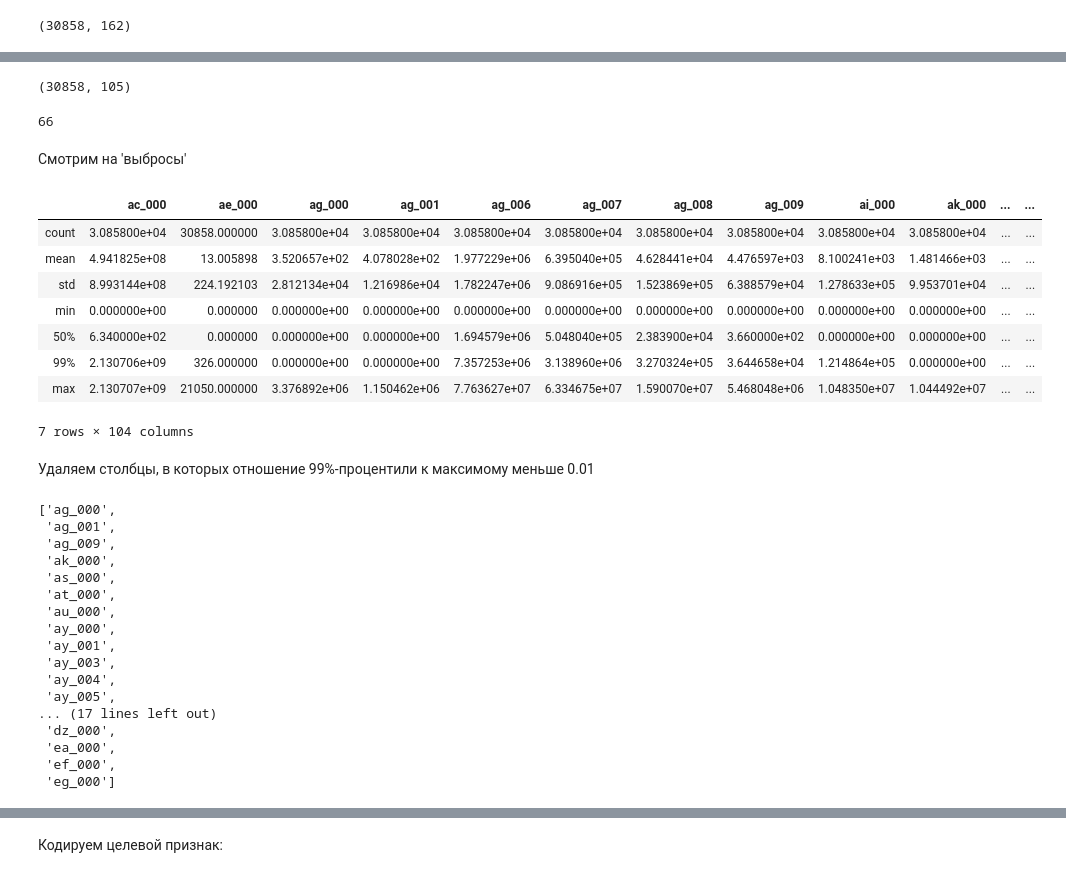
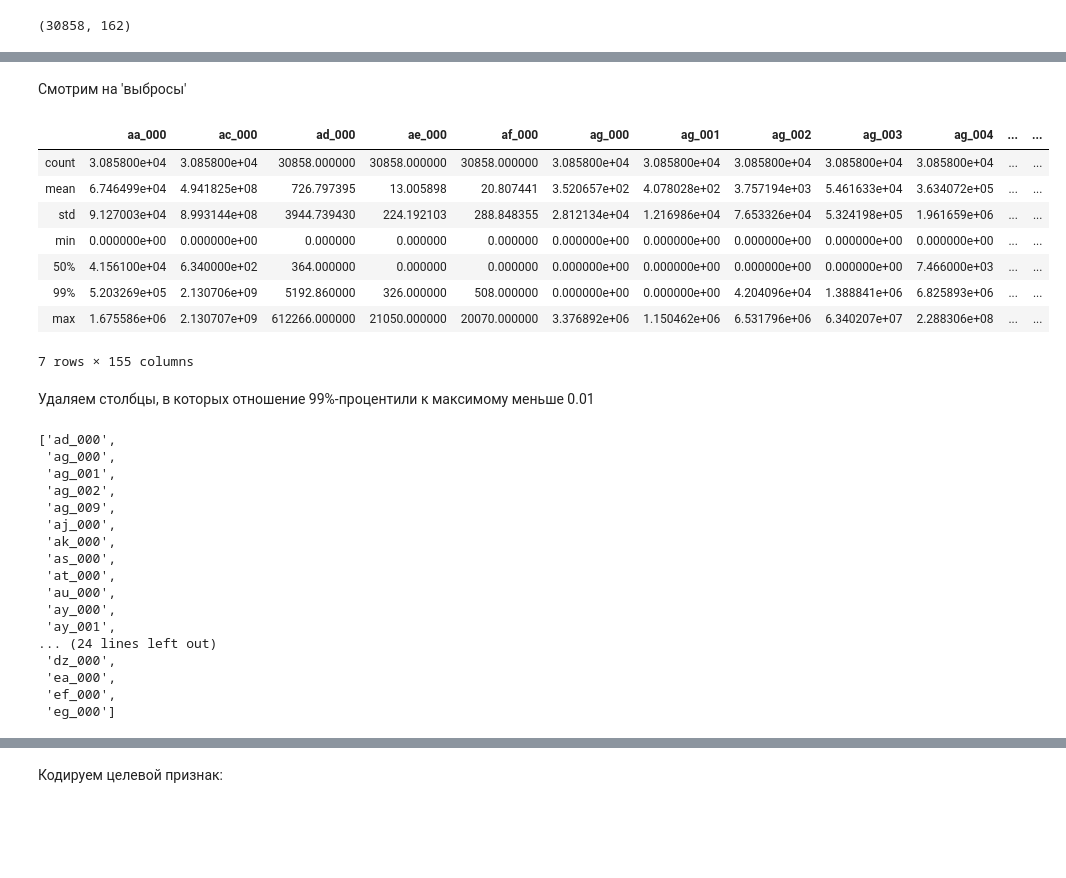
Before and after one commit to AlexRozhd/mlWork, a Jupyter notebook: hw4.ipynb, the cells around one changed output, grey strips where cells are left out. Drawn from its saved outputs; the diff is of its cells as text; code cells hidden in the pictures; blank space fills up the shorter version.

```diff
--- a/hw4.ipynb
+++ b/hw4.ipynb
@@ -7,9 +9,9 @@ import matplotlib.pyplot as plt
 # %% [markdown]
 Датасет уже разбит на две выборки, поэтому для нашего анализа соберем их в одну таблицу:
 # %%
-dfTrain = pd.read_csv('aps_failure_training_set.csv', na_values='na', decimal=',')
+dfTrain = pd.read_csv('aps_failure_training_set.csv', skiprows = 20 ,na_values = 'na', decimal = ',')
 # %%
-dfTest = pd.read_csv('aps_failure_test_set.csv', na_values='na', decimal=',')
+dfTest = pd.read_csv('aps_failure_test_set.csv', skiprows = 20 ,na_values = 'na', decimal = ',')
 # %%
 dfTrain.shape, dfTest.shape
 # %% [output]
@@ -113,4 +79,0 @@ df1 = df0.drop(labels = corrFeatures, axis = 1)
-# %%
-df1.shape
-# %% [output]
-(30858, 105)
@@ -119,22 +80,18 @@ dropColList = dropList0 + corrFeatures
-# %%
-len(dropColList)
-# %% [output]
-66
 # %% [markdown]
 Смотрим на 'выбросы'
 # %%
-ds = df1.describe(percentiles = [0.99])
+ds = df0.describe(percentiles = [0.99])
 ds
 # %% [output]
-|  | ac_000 | ae_000 | ag_000 | ag_001 | ag_006 | ag_007 | ag_008 | ag_009 | ai_000 | ak_000 | ... | ... |
-| count | 3.085800e+04 | 30858.000000 | 3.085800e+04 | 3.085800e+04 | 3.085800e+04 | 3.085800e+04 | 3.085800e+04 | 3.085800e+04 | 3.085800e+04 | 3.085800e+04 | ... | ... |
-| mean | 4.941825e+08 | 13.005898 | 3.520657e+02 | 4.078028e+02 | 1.977229e+06 | 6.395040e+05 | 4.628441e+04 | 4.476597e+03 | 8.100241e+03 | 1.481466e+03 | ... | ... |
-| std | 8.993144e+08 | 224.192103 | 2.812134e+04 | 1.216986e+04 | 1.782247e+06 | 9.086916e+05 | 1.523869e+05 | 6.388579e+04 | 1.278633e+05 | 9.953701e+04 | ... | ... |
-| min | 0.000000e+00 | 0.000000 | 0.000000e+00 | 0.000000e+00 | 0.000000e+00 | 0.000000e+00 | 0.000000e+00 | 0.000000e+00 | 0.000000e+00 | 0.000000e+00 | ... | ... |
-| 50% | 6.340000e+02 | 0.000000 | 0.000000e+00 | 0.000000e+00 | 1.694579e+06 | 5.048040e+05 | 2.383900e+04 | 3.660000e+02 | 0.000000e+00 | 0.000000e+00 | ... | ... |
-| 99% | 2.130706e+09 | 326.000000 | 0.000000e+00 | 0.000000e+00 | 7.357253e+06 | 3.138960e+06 | 3.270324e+05 | 3.644658e+04 | 1.214864e+05 | 0.000000e+00 | ... | ... |
-| max | 2.130707e+09 | 21050.000000 | 3.376892e+06 | 1.150462e+06 | 7.763627e+07 | 6.334675e+07 | 1.590070e+07 | 5.468048e+06 | 1.048350e+07 | 1.044492e+07 | ... | ... |
+|  | aa_000 | ac_000 | ad_000 | ae_000 | af_000 | ag_000 | ag_001 | ag_002 | ag_003 | ag_004 | ... | ... |
+| count | 3.085800e+04 | 3.085800e+04 | 30858.000000 | 30858.000000 | 30858.000000 | 3.085800e+04 | 3.085800e+04 | 3.085800e+04 | 3.085800e+04 | 3.085800e+04 | ... | ... |
+| mean | 6.746499e+04 | 4.941825e+08 | 726.797395 | 13.005898 | 20.807441 | 3.520657e+02 | 4.078028e+02 | 3.757194e+03 | 5.461633e+04 | 3.634072e+05 | ... | ... |
+| std | 9.127003e+04 | 8.993144e+08 | 3944.739430 | 224.192103 | 288.848355 | 2.812134e+04 | 1.216986e+04 | 7.653326e+04 | 5.324198e+05 | 1.961659e+06 | ... | ... |
+| min | 0.000000e+00 | 0.000000e+00 | 0.000000 | 0.000000 | 0.000000 | 0.000000e+00 | 0.000000e+00 | 0.000000e+00 | 0.000000e+00 | 0.000000e+00 | ... | ... |
+| 50% | 4.156100e+04 | 6.340000e+02 | 364.000000 | 0.000000 | 0.000000 | 0.000000e+00 | 0.000000e+00 | 0.000000e+00 | 0.000000e+00 | 7.466000e+03 | ... | ... |
+| 99% | 5.203269e+05 | 2.130706e+09 | 5192.860000 | 326.000000 | 508.000000 | 0.000000e+00 | 0.000000e+00 | 4.204096e+04 | 1.388841e+06 | 6.825893e+06 | ... | ... |
+| max | 1.675586e+06 | 2.130707e+09 | 612266.000000 | 21050.000000 | 20070.000000 | 3.376892e+06 | 1.150462e+06 | 6.531796e+06 | 6.340207e+07 | 2.288306e+08 | ... | ... |
-7 rows × 104 columns
+7 rows × 155 columns
 # %%
 # Функция возвращает список столбцов таблицы data,
 # для которых отношение prst%-процентили к максимуму меньше eps
@@ -147,23 +104,23 @@ def DetectPrstThr(data, prst, eps):
 # %% [markdown]
 Удаляем столбцы, в которых отношение 99%-процентили к максимому меньше 0.01
 # %%
-dropListP = DetectPrstThr(df1, 99, 0.01)
+dropListP = DetectPrstThr(df0, 99, 0.01)
 dropListP.sort()
 dropListP
 # %% [output]
-['ag_000',
+['ad_000',
+ 'ag_000',
  'ag_001',
+ 'ag_002',
  'ag_009',
+ 'aj_000',
  'ak_000',
  'as_000',
  'at_000',
  'au_000',
  'ay_000',
  'ay_001',
- 'ay_003',
- 'ay_004',
- 'ay_005',
-... (17 lines left out)
+... (24 lines left out)
  'dz_000',
  'ea_000',
  'ef_000',
```
Also changed, not shown: parts of 85 cells of this notebook.
